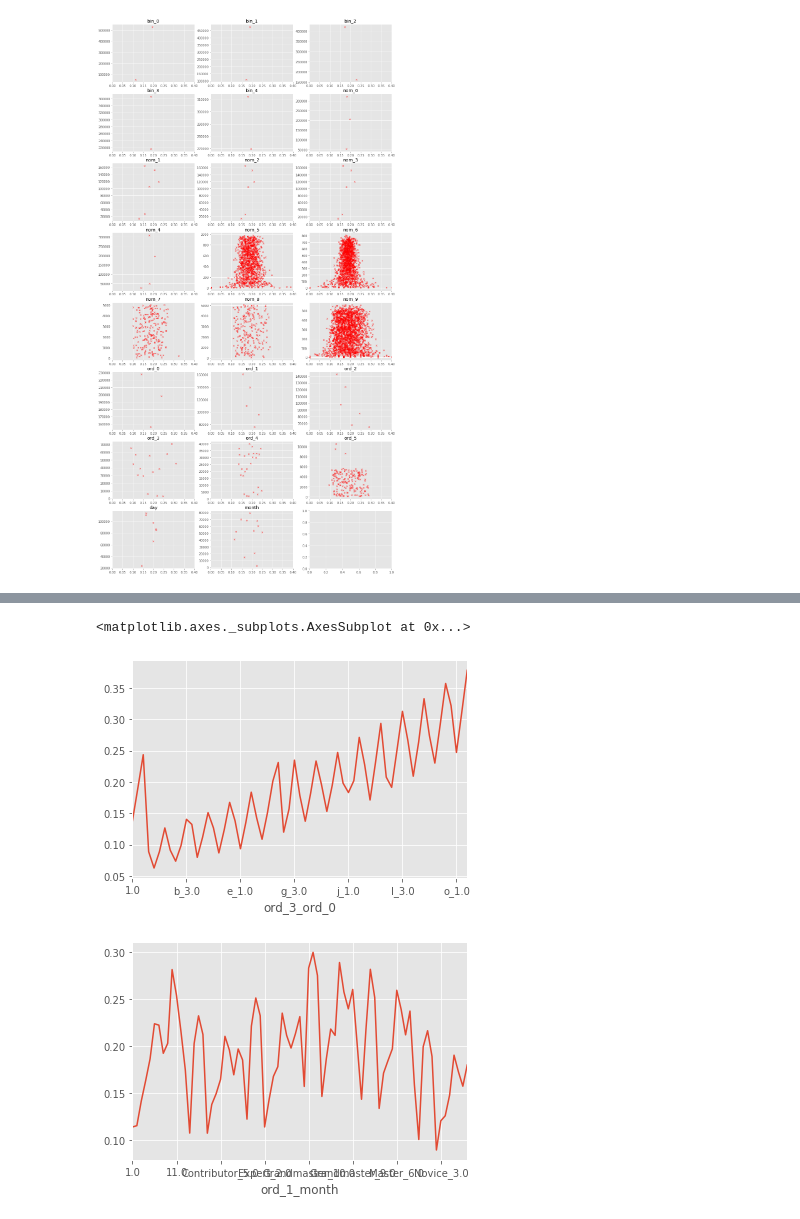
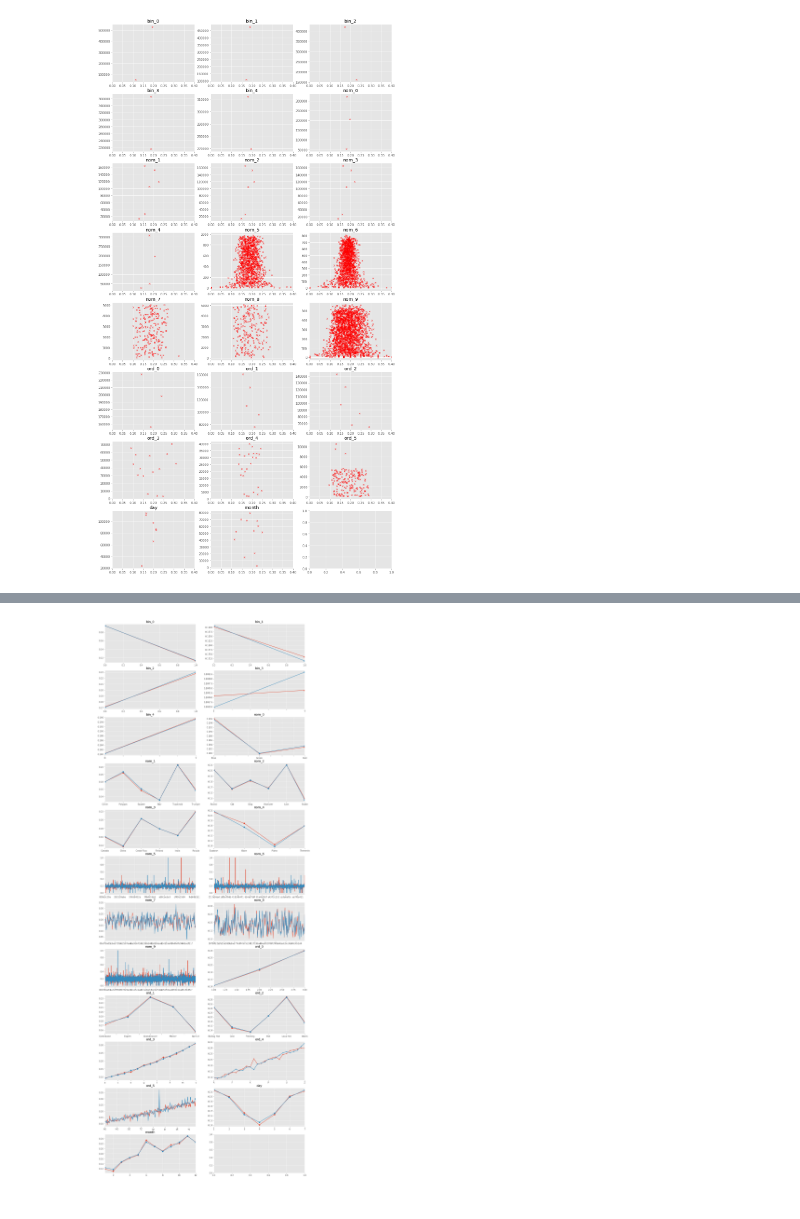
Before and after one commit to viktorsapozhok/cafeen, a Jupyter notebook: notebooks/1_eda.ipynb, the cells around one changed output, grey strips where cells are left out. Cells and saved outputs as stored; diff of their text form; code cells hidden in the pictures.

```diff
--- a/notebooks/1_eda.ipynb
+++ b/notebooks/1_eda.ipynb
@@ -168,10 +116,27 @@ train.head()
-# %%
-train.groupby('ord_3_ord_0')['target'].mean().plot()
-# %% [output]
-<matplotlib.axes._subplots.AxesSubplot at 0x...>
-[figure, removed]
-# %%
-train['ord_1_month'] = interaction(train, 'ord_1', 'month')
-train.groupby('ord_1_month')['target'].mean().plot();
-# %% [output]
-[figure, removed]
+# %%
+train, valid = utils.read_data(valid_rows=300000, drop=False)
+train = train[train['target'] > -1 ]
+
+features = utils.get_features(train.columns)
+nrows = len(features) // 2 + 1
+ncols = 2
+
+fig, ax = plt.subplots(nrows, ncols, figsize=(17,4*nrows))
+
+for i in range(len(features)):
+    if train[features[i]].nunique() <= 15:
+        marker = 'o'
+    elif train[features[i]].nunique() <= 50:
+        marker = '.'
+    else:
+        marker = None
+
+    j = i // 2
+    k = i % 2
+
+    train.groupby(features[i])['target'].mean().plot(ax=ax[j, k], marker=marker)
+    valid.groupby(features[i])['y_true'].mean().plot(ax=ax[j, k], marker=marker)
+    ax[j, k].set_title(features[i])
+    ax[j, k].set_xlabel('')
+# %% [output]
+[figure, added]
```
Also changed, not shown: parts of 7 cells of this notebook, 3 other files.
